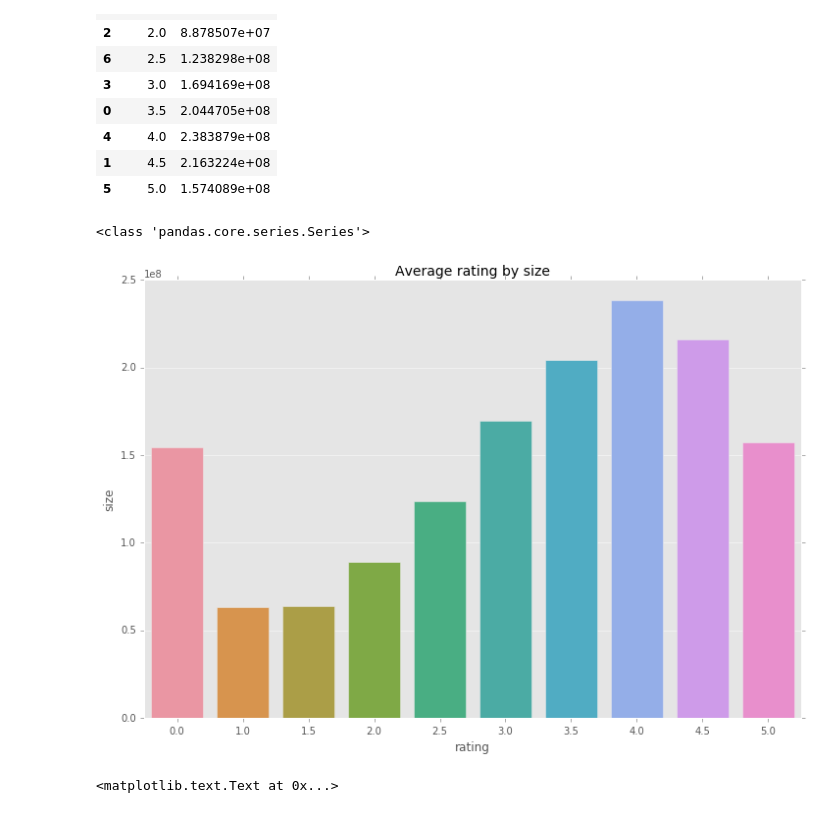
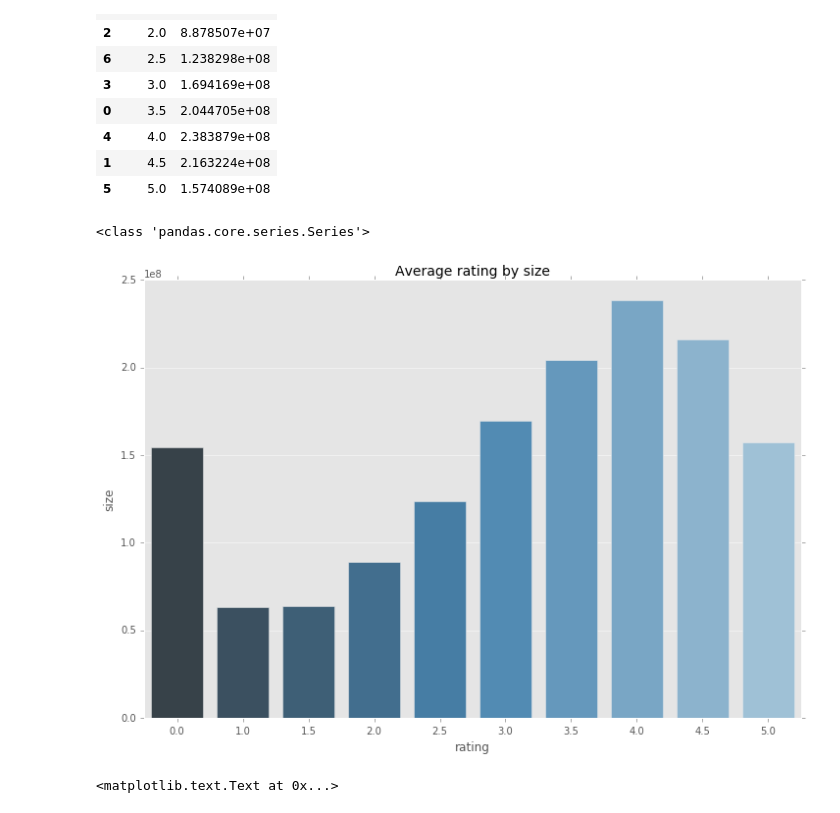
Before and after one commit to Timodhau/App-store-applications-Data-science, a Jupyter notebook: Untitled0.ipynb, the cells around one changed output. Cells and saved outputs as stored; diff of their text form; code cells hidden in the pictures.

```diff
--- a/Untitled0.ipynb
+++ b/Untitled0.ipynb
@@ -462,15 +462,15 @@ df_rating.sort_values(by='rating')
 # %%
 from math import *
 print(type(df_rating['size']))
 
 
 f, ax = plt.subplots(1,1,figsize = (12,8))
-g = sns.barplot(x = df_rating['rating'], y = df_rating['size'], orient = 'w')
+g = sns.barplot(x = df_rating['rating'], y = df_rating['size'], orient = 'w', palette="Blues_d")
 #g.set(yscale="log")
 ax.set_title('Average rating by size', fontsize = 14)
 plt.show()
 # %% [output]
 <class 'pandas.core.series.Series'>
-[figure, old version]
+[figure, new version]
 # %%
 # Looks like quality and quantity are meaningful till a certain point. arount 200MB is a good size.But we can be more accurate.
```
Also changed, not shown: parts of 1 cell of this notebook.
